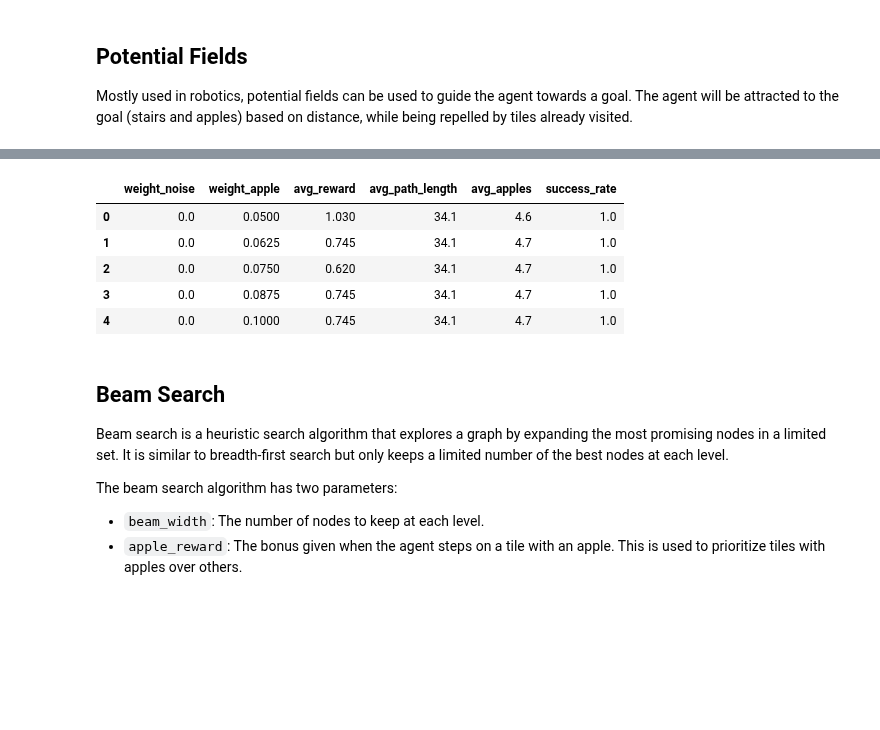
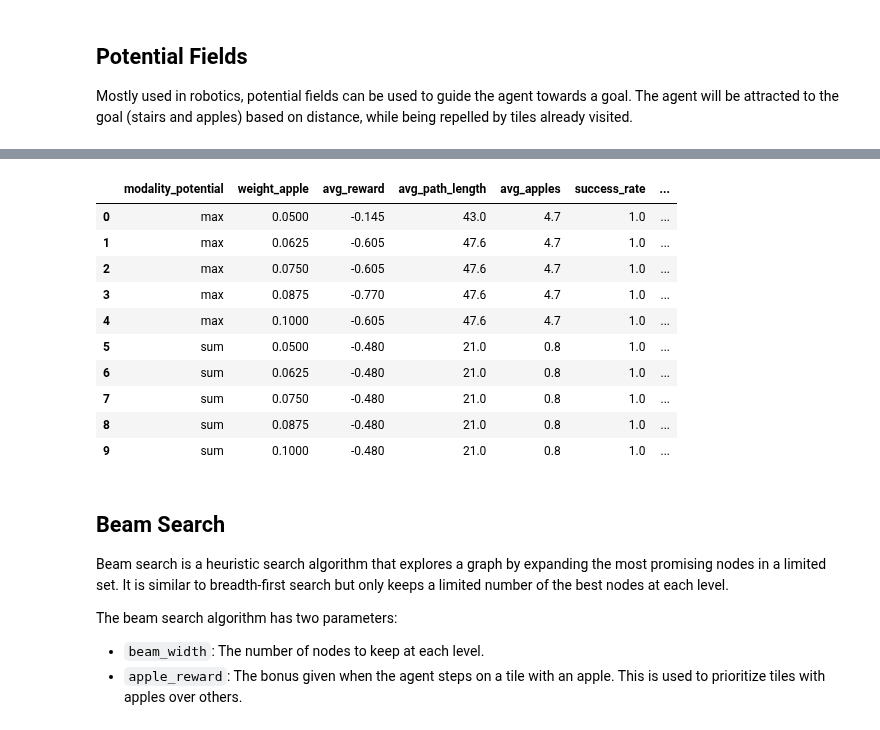
Before and after one commit to Alexthw46/AIF, a Jupyter notebook: Benchmark_Offline.ipynb, the cells around one changed output, grey strips where cells are left out. Saved outputs shown, nothing was run; the diff lists cells and outputs as text; code cells hidden in the pictures; blank space fills up the shorter version.

Commit message:
rerun of Benchmark_Offline.ipynb to track planning time
Signed-off-by: Alexthw <77152778+Alexthw46@users.noreply.github.com>

```diff
--- a/Benchmark_Offline.ipynb
+++ b/Benchmark_Offline.ipynb
@@ -346,6 +233,3 @@ Mostly used in robotics, potential fields can be used to guide the agent towards
 The agent will be attracted to the goal (stairs and apples) based on distance, while being repelled by tiles already visited.
 # %%
 from algorithms import potential_field_path
-# %%
-simulate_offline_planning(simple_room_env, potential_field_path, heuristic=cached_bfs, max_steps=1000, modality_potential = "max", weight_noise=0, weight_apple = 0.1,
-                          save_dir=base_save_dir + "potential_field", gif_name="simple_room_potential_field ")
@@ -381,26 +236,31 @@ Saving video to results/benchmarking/potential_field/simple_room_potential_field
 # %%
 param_grid = {
-    'weight_noise': np.linspace(0, 0, 1),
+    'modality_potential': ['max', 'sum'],
     'weight_apple': np.linspace(0.05, 0.1, 5)
 }
+potential_field_df = benchmark_simulation(lava_env_generator, potential_field_path, seeds, param_grid,
+                                          heuristic=cached_bfs, max_steps=500)
-# %%
-potential_field_df = benchmark_simulation(lava_env_generator, potential_field_path, seeds, param_grid,
-                                          heuristic=cached_bfs, max_steps=200, modality_potential = "max")
 # %%
-potential_field_avg_df = potential_field_df.groupby(['weight_noise','weight_apple']).agg(
+potential_field_avg_df = potential_field_df.groupby(['modality_potential', 'weight_apple']).agg(
     avg_reward=('reward', 'mean'),
     avg_path_length=('path_length', 'mean'),
     avg_apples=('apples_eaten', 'mean'),
-    success_rate=('success', 'mean')
+    success_rate=('success', 'mean'),
+    avg_planning_time=('planning_time', 'mean')
 ).reset_index()
 potential_field_avg_df
 # %% [output]
-|  | weight_noise | weight_apple | avg_reward | avg_path_length | avg_apples | success_rate |
-| 0 | 0.0 | 0.0500 | 1.030 | 34.1 | 4.6 | 1.0 |
-| 1 | 0.0 | 0.0625 | 0.745 | 34.1 | 4.7 | 1.0 |
-| 2 | 0.0 | 0.0750 | 0.620 | 34.1 | 4.7 | 1.0 |
-| 3 | 0.0 | 0.0875 | 0.745 | 34.1 | 4.7 | 1.0 |
-| 4 | 0.0 | 0.1000 | 0.745 | 34.1 | 4.7 | 1.0 |
+|  | modality_potential | weight_apple | avg_reward | avg_path_length | avg_apples | success_rate | ... |
+| 0 | max | 0.0500 | -0.145 | 43.0 | 4.7 | 1.0 | ... |
+| 1 | max | 0.0625 | -0.605 | 47.6 | 4.7 | 1.0 | ... |
+| 2 | max | 0.0750 | -0.605 | 47.6 | 4.7 | 1.0 | ... |
+| 3 | max | 0.0875 | -0.770 | 47.6 | 4.7 | 1.0 | ... |
+| 4 | max | 0.1000 | -0.605 | 47.6 | 4.7 | 1.0 | ... |
+| 5 | sum | 0.0500 | -0.480 | 21.0 | 0.8 | 1.0 | ... |
+| 6 | sum | 0.0625 | -0.480 | 21.0 | 0.8 | 1.0 | ... |
+| 7 | sum | 0.0750 | -0.480 | 21.0 | 0.8 | 1.0 | ... |
+| 8 | sum | 0.0875 | -0.480 | 21.0 | 0.8 | 1.0 | ... |
+| 9 | sum | 0.1000 | -0.480 | 21.0 | 0.8 | 1.0 | ... |
 # %% [markdown]
 ## Beam Search
 
```
Also changed, not shown: parts of 21 cells of this notebook, 1 other file.
